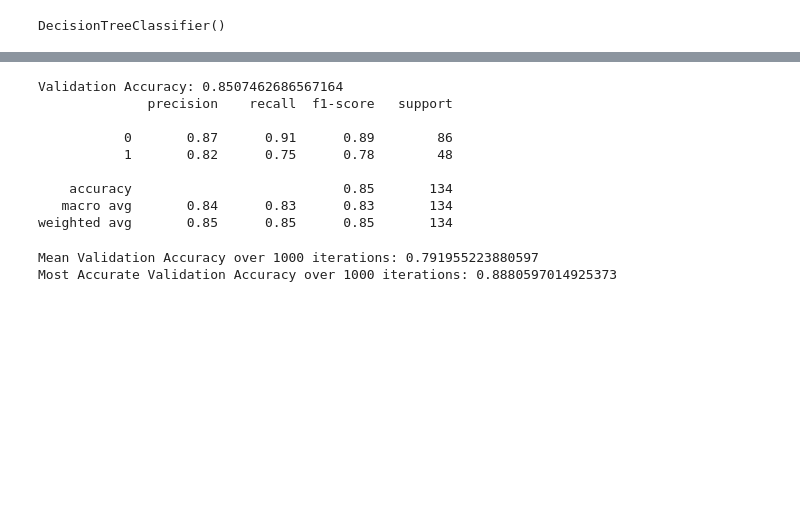
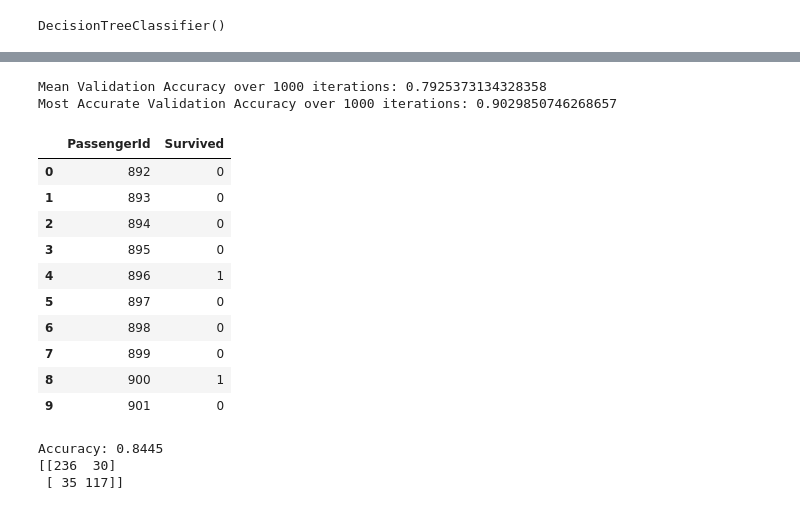
Before and after one commit to andres112/Advanced-Python, a Jupyter notebook: Titanic.ipynb, the cells around one changed output, grey strips where cells are left out. Drawn from its saved outputs; the diff is of its cells as text; code cells hidden in the pictures; blank space fills up the shorter version.

Commit message:
chore: small changes in titanic and create 100 np exc

```diff
--- a/Titanic.ipynb
+++ b/Titanic.ipynb
@@ -416,27 +423,6 @@ weighted avg       0.75      0.75      0.75       134
 # Remove PassengerId from features, validate if prediction improves
 X= train_data.drop(['Survived', 'PassengerId'], axis=1) # Features (independent variables)
 Y= train_data['Survived'] # Independent variable (target)
-
-validation_size = 0.15
-seed = np.random.randint(1000)
-X_train, X_val, Y_train, Y_val = train_test_split(X, Y, test_size=validation_size, random_state=seed)
-
-model = DecisionTreeClassifier()
-model.fit(X_train, Y_train)
-Y_pred = model.predict(X_val)
-accuracy = accuracy_score(Y_val, Y_pred)
-print("Validation Accuracy:", accuracy)
-print(classification_report(Y_val, Y_pred))
-# %% [output]
-Validation Accuracy: 0.8507462686567164
-              precision    recall  f1-score   support
-
-           0       0.87      0.91      0.89        86
-           1       0.82      0.75      0.78        48
-
-    accuracy                           0.85       134
-   macro avg       0.84      0.83      0.83       134
-weighted avg       0.85      0.85      0.85       134
 # %%
 # Perform multiple iterations of training and validation to find the most accurate Decision Tree model
 n_iter = 1000
@@ -456,5 +442,5 @@ for i in range(n_iter):
 print("Mean Validation Accuracy over", n_iter, "iterations:", np.mean(result))
 print("Most Accurate Validation Accuracy over", n_iter, "iterations:", most_accurate[1])
 # %% [output]
-Mean Validation Accuracy over 1000 iterations: 0.791955223880597
-Most Accurate Validation Accuracy over 1000 iterations: 0.8880597014925373
+Mean Validation Accuracy over 1000 iterations: 0.7925373134328358
+Most Accurate Validation Accuracy over 1000 iterations: 0.9029850746268657
@@ -462,0 +447,36 @@ Most Accurate Validation Accuracy over 1000 iterations: 0.8880597014925373
+# %%
+# Use for real predictions on the test set
+best_model = most_accurate[0]
+X_test = test_data.drop(['PassengerId'], axis=1)
+predictions = best_model.predict(X_test)
+
+submission = pd.DataFrame({
+    'PassengerId': test_data['PassengerId'],
+    'Survived': predictions
+})
+submission.to_csv(path.join('datasets', 'titanic', 'submission.csv'), index=False)
+submission.head(10)
+# %% [output]
+|  | PassengerId | Survived |
+| 0 | 892 | 0 |
+| 1 | 893 | 0 |
+| 2 | 894 | 0 |
+| 3 | 895 | 0 |
+| 4 | 896 | 1 |
+| 5 | 897 | 0 |
+| 6 | 898 | 0 |
+| 7 | 899 | 0 |
+| 8 | 900 | 1 |
+| 9 | 901 | 0 |
+# %%
+# Validate accuracy with real data
+solution_path = path.join('datasets', 'titanic', 'gender_submission.csv')
+solution = pd.read_csv(solution_path)
+# Calculate accuracy by comparing predictions with the actual solution
+accuracy = (predictions == solution['Survived']).mean()
+print(f'Accuracy: {accuracy:.4f}')
+print(confusion_matrix(solution['Survived'], predictions))
+# %% [output]
+Accuracy: 0.8445
+[[236  30]
+ [ 35 117]]
```
Also changed, not shown: parts of 17 cells of this notebook, 1 other file.
